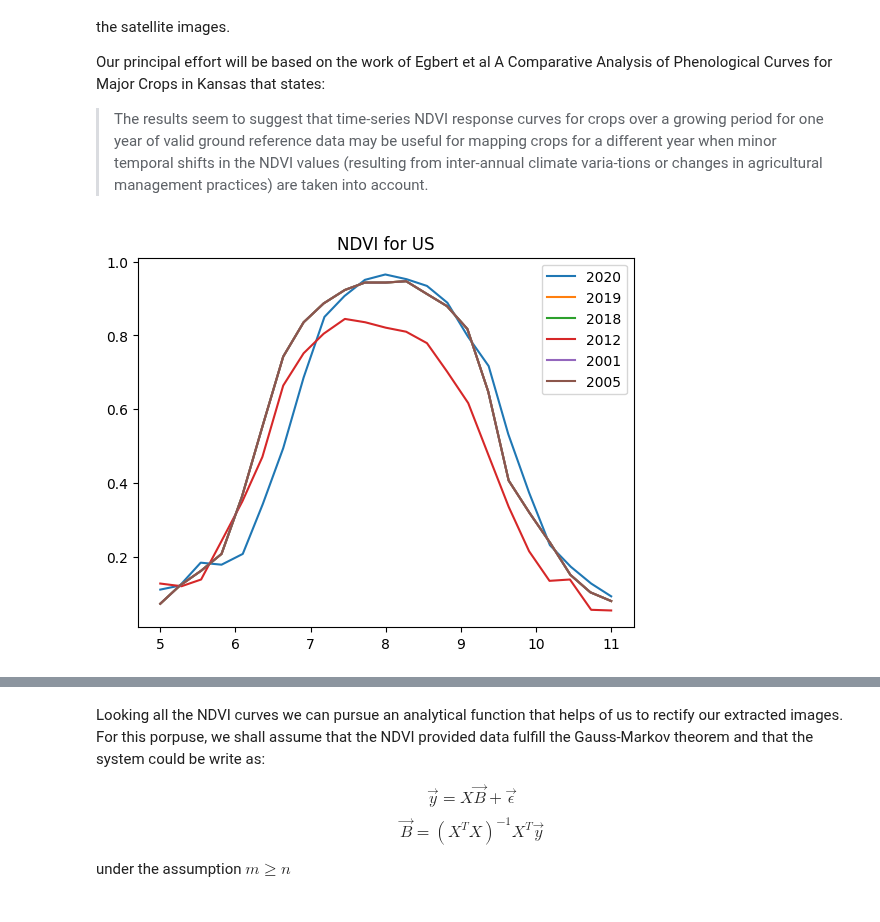
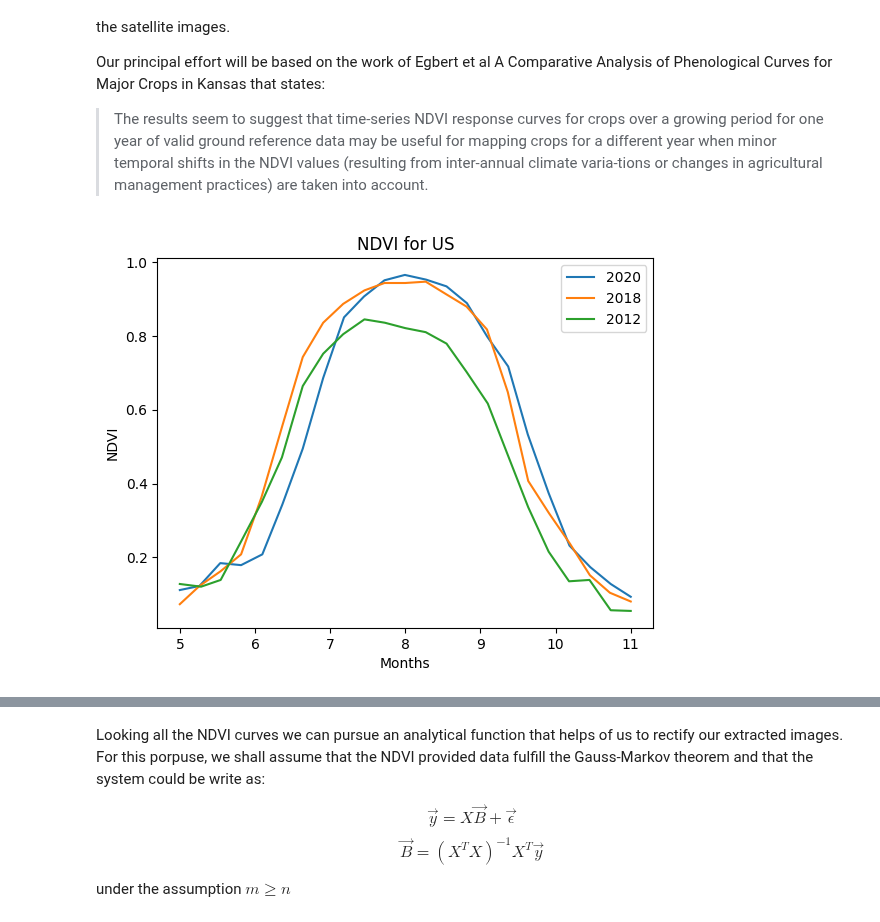
Before and after one commit to AguilarAngel9/Plant-Growth-Cycle-based-on-geospatial-data, a Jupyter notebook: DataExtraction/dataPreprocessor.ipynb, the cells around one changed output, grey strips where cells are left out. Drawn from its saved outputs; the diff is of its cells as text; code cells hidden in the pictures.

Commit message:
First approach to graph smoothing

```diff
--- a/DataExtraction/dataPreprocessor.ipynb
+++ b/DataExtraction/dataPreprocessor.ipynb
@@ -43,13 +44,12 @@ ndvi2019 = load_ndvi_data('ndvi2019Johnson')
 ndvi2020 = load_ndvi_data('ndvi2020Johnson')
 # %%
 plt.plot(ndvi2020['time'], ndvi2020['NDVI'], label='2020')
-plt.plot(ndvi2018['time'], ndvi2018['NDVI'], label='2019')
 plt.plot(ndvi2018['time'], ndvi2018['NDVI'], label='2018')
 plt.plot(ndvi2012['time'], ndvi2012['NDVI'], label='2012')
-plt.plot(ndvi2018['time'], ndvi2018['NDVI'], label='2001')
-plt.plot(ndvi2018['time'], ndvi2018['NDVI'], label='2005')
+plt.title('NDVI for US')
+plt.ylabel('NDVI')
+plt.xlabel('Months')
 plt.legend()
-plt.title('NDVI for US')
 plt.show()
 # %% [output]
-[figure, old version]
+[figure, new version]
```
Also changed, not shown: parts of 10 cells of this notebook, 1 other file.
